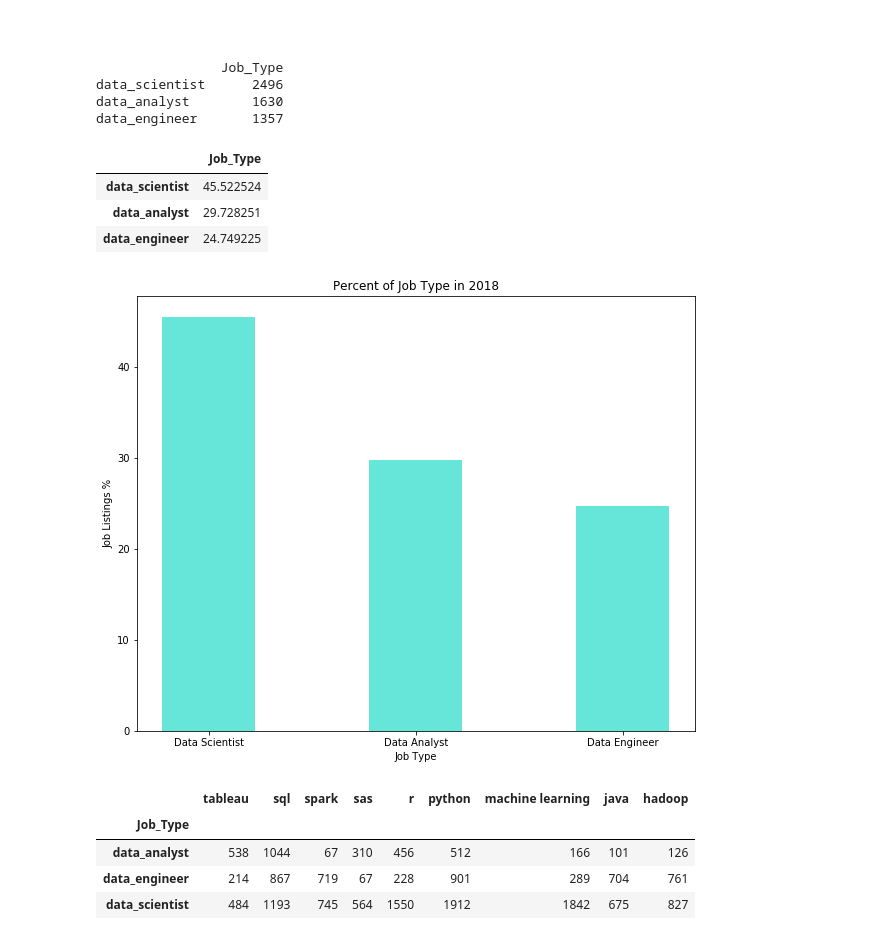
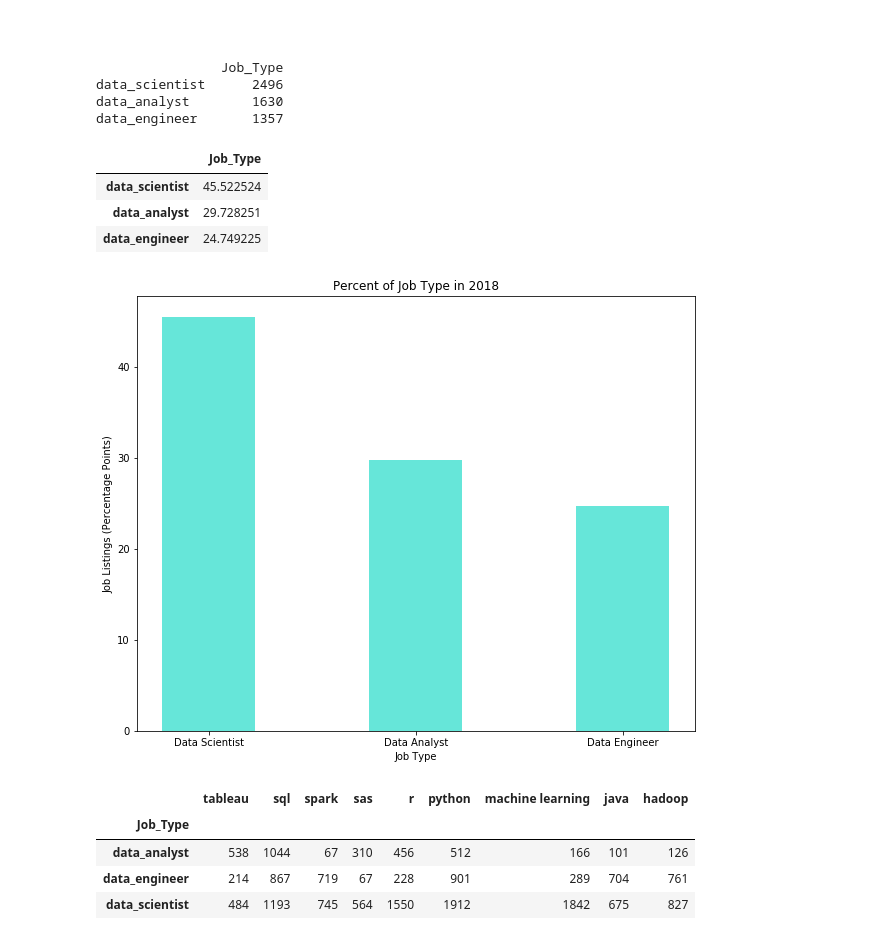
Before and after one commit to cce24/Project-1---Group-2, a Jupyter notebook: 02._Cleaning/Kevins_work2.ipynb, the cells around one changed output. Saved outputs shown, nothing was run; the diff lists cells and outputs as text; code cells hidden in the pictures.

```diff
--- a/02._Cleaning/Kevins_work2.ipynb
+++ b/02._Cleaning/Kevins_work2.ipynb
@@ -345,35 +345,35 @@ job_type_df=pd.DataFrame(job_type)
 print(job_type_df)
 
 sum_type=job_type_df.sum()
 
 job_type_df=job_type_df/sum_type*100
 
 listing=job_type_df["Job_Type"]
 x_axis = [1,2,3]
 
 plt.figure(figsize=(10,8))
 
 width=0.45
 plt.bar(x_axis, listing, width, color='turquoise', alpha=0.8, align="center")
 
 tick_locations = [value for value in x_axis]
 plt.xticks(tick_locations, ["Data Scientist", "Data Analyst", "Data Engineer"])
 
 
 plt.title("Percent of Job Type in 2018")
 plt.xlabel("Job Type")
-plt.ylabel("Job Listings %")
+plt.ylabel("Job Listings (Percentage Points)")
 job_type_df.head()
 # %% [output]
                 Job_Type
 data_scientist      2496
 data_analyst        1630
 data_engineer       1357
 |  | Job_Type |
 | data_scientist | 45.522524 |
 | data_analyst | 29.728251 |
 | data_engineer | 24.749225 |
-[figure, old version]
+[figure, new version]
 # %%
 #Skills for each job type?
 skill_set_type=df_cleaned.groupby("Job_Type")[["tableau","sql","spark","sas","r","python","machine learning","java","hadoop"]].sum()
```
Also changed, not shown: parts of 2 cells of this notebook.
